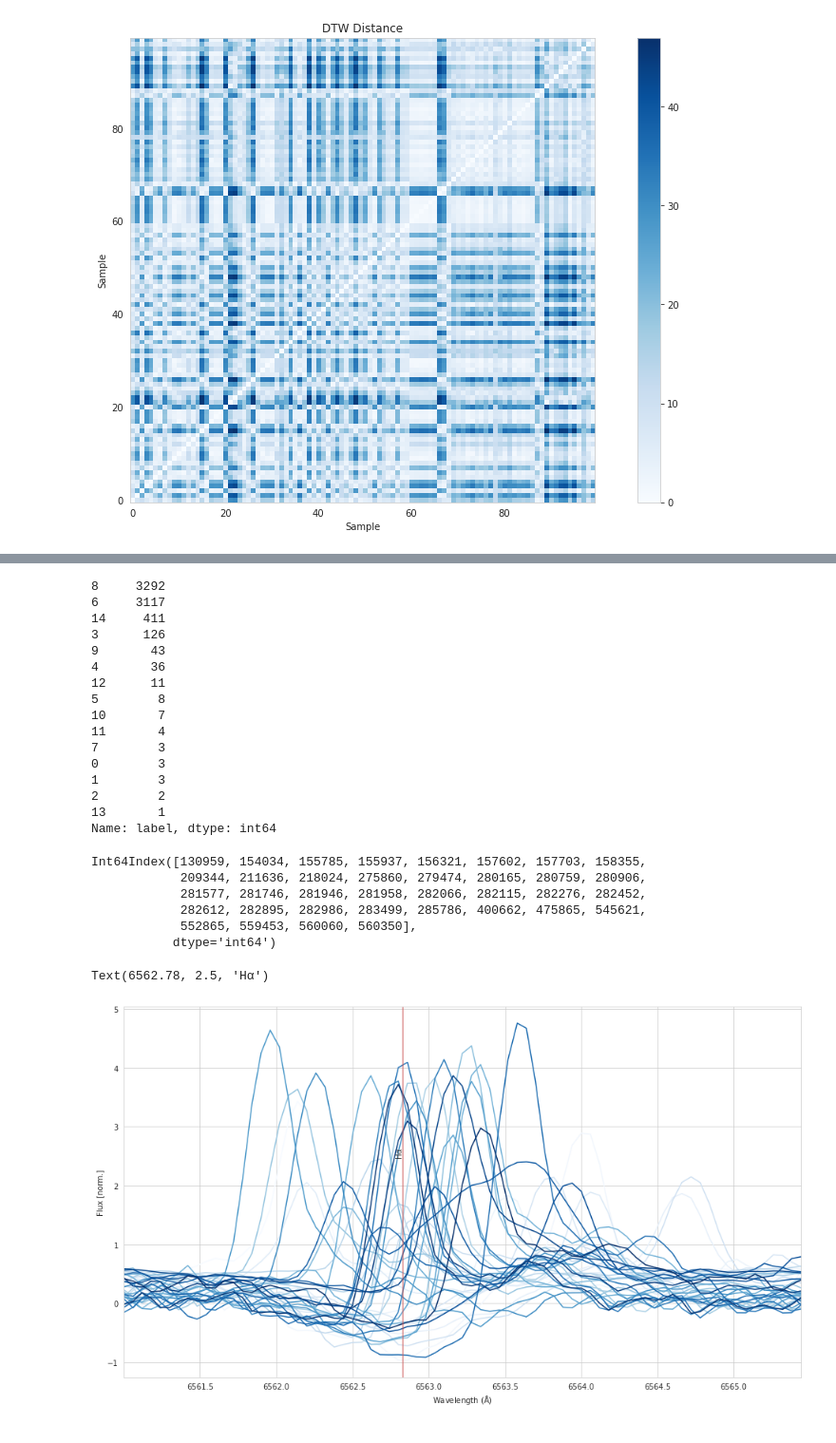
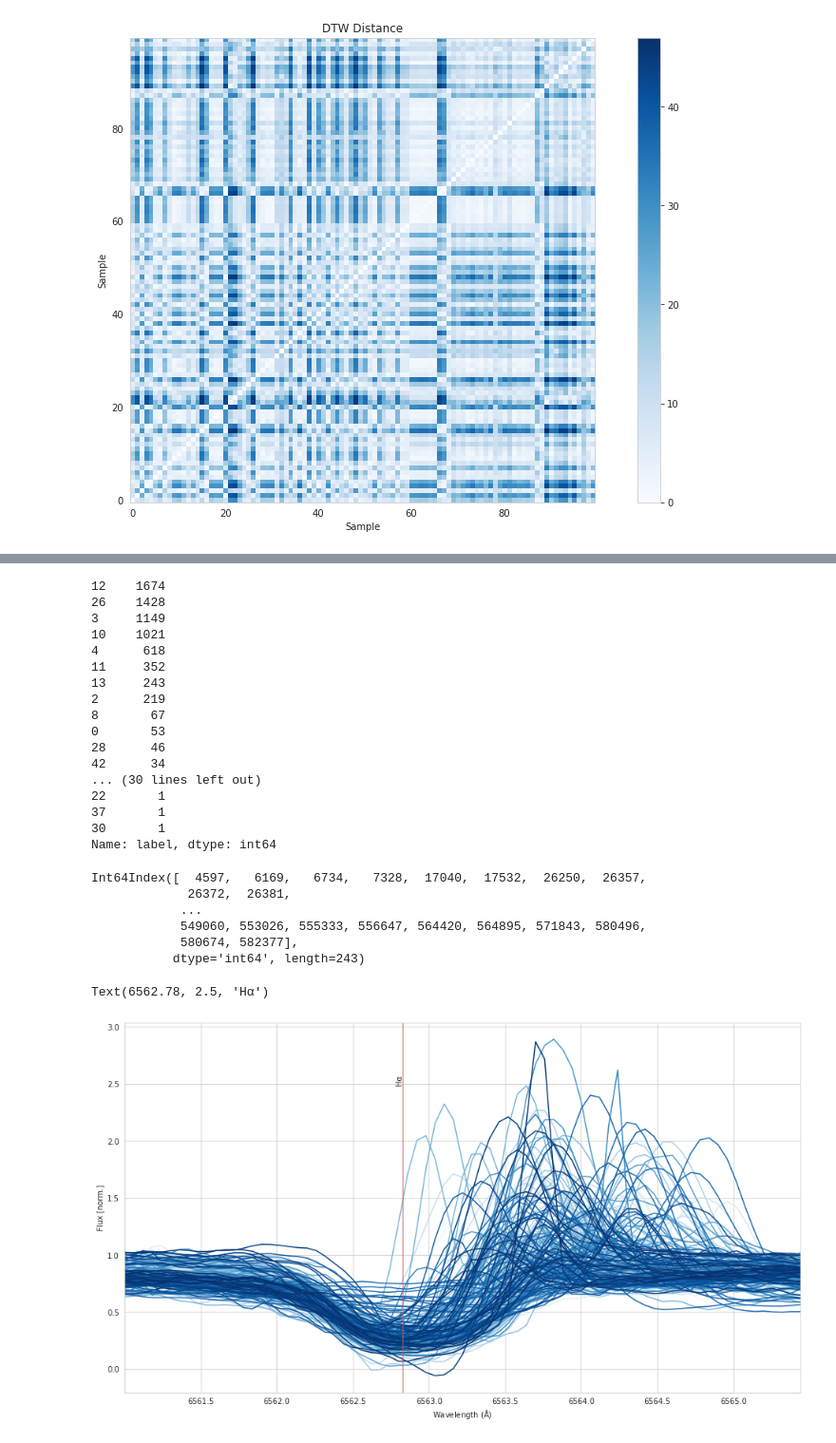
Before and after one commit to PravNJ/PCT-stars-GALAH, a Jupyter notebook: dtw-autoencoder-buder.ipynb, the cells around one changed output, grey strips where cells are left out. Shown at 95% size. Cells and saved outputs as stored; diff of their text form; code cells hidden in the pictures.

Commit message:
updated number of clusters to 45

```diff
--- a/dtw-autoencoder-buder.ipynb
+++ b/dtw-autoencoder-buder.ipynb
@@ -78,7 +78,7 @@ Name: _merge, dtype: int64
 # %% [markdown]
 DTW on Halpha Cands
 # %%
-good_ids_masked = good_ids[good_ids["EW"]>0.25]
+good_ids_masked = good_ids[good_ids["EW"]>0.22]
 # %%
 good_ids_masked["EW"].describe()
 # %% [output]
@@ -173,7 +168,7 @@ distance_cost_plot(distance_matrix_square_form[0:100:,0:100])
 # %% [output]
 [figure]
 # %%
-agglom = AgglomerativeClustering(n_clusters = 15, linkage = 'complete', affinity='precomputed') #15 - 126 PC
+agglom = AgglomerativeClustering(n_clusters = 45, linkage = 'complete', affinity='precomputed') #15 - 126 PC
 agglom.fit(distance_matrix_square_form)
 agglom.labels_
 # %% [output]
@@ -203,44 +198,45 @@ good_ids_masked_25_data_only["sobject_id"] = good_ids_masked["sobject_id"]
 # %%
 good_ids_masked_25_data_only["label"].value_counts()
 # %% [output]
-8     3292
-6     3117
-14     411
-3      126
-9       43
-4       36
-12      11
-5        8
-10       7
-11       4
-7        3
-0        3
-1        3
-2        2
-13       1
+12    1674
+26    1428
+3     1149
+10    1021
+4      618
+11     352
+13     243
+2      219
+8       67
+0       53
+28      46
+42      34
+... (30 lines left out)
+22       1
+37       1
+30       1
 Name: label, dtype: int64
 # %%
 df_masked = good_ids_masked_25_data_only
 # %%
-CLASS = 4
+CLASS = 13
 df_masked_label = df_masked.loc[df_masked["label"]==CLASS]
 print(df_masked_label.index)
 ax = (df_masked.loc[df_masked['label'] == CLASS].drop(columns=['label','sobject_id']).T).plot(
     legend=False,
     xlabel = "Wavelength ($\mathrm{\AA}$)",
     ylabel = "Flux [norm.]",
     #xticks = wl_grid[PLOT_MASK],
     xlim = (wl_grid[PLOT_MASK].min(),wl_grid[PLOT_MASK].max()),
     colormap = "Blues"
     )
 halpha_line = ax.axvline(x=6562.83, color='indianred', label="coral", alpha=0.7)
 ax.text(6562.78,2.5,"Hα", rotation=90)
 # %% [output]
-Int64Index([130959, 154034, 155785, 155937, 156321, 157602, 157703, 158355,
-            209344, 211636, 218024, 275860, 279474, 280165, 280759, 280906,
-            281577, 281746, 281946, 281958, 282066, 282115, 282276, 282452,
-            282612, 282895, 282986, 283499, 285786, 400662, 475865, 545621,
-            552865, 559453, 560060, 560350],
-           dtype='int64')
+Int64Index([  4597,   6169,   6734,   7328,  17040,  17532,  26250,  26357,
+             26372,  26381,
+            ...
+            549060, 553026, 555333, 556647, 564420, 564895, 571843, 580496,
+            580674, 582377],
+           dtype='int64', length=243)
 Text(6562.78, 2.5, 'Hα')
-[figure, old version]
+[figure, new version]
```
Also changed, not shown: parts of 10 cells of this notebook, 1 other file.
